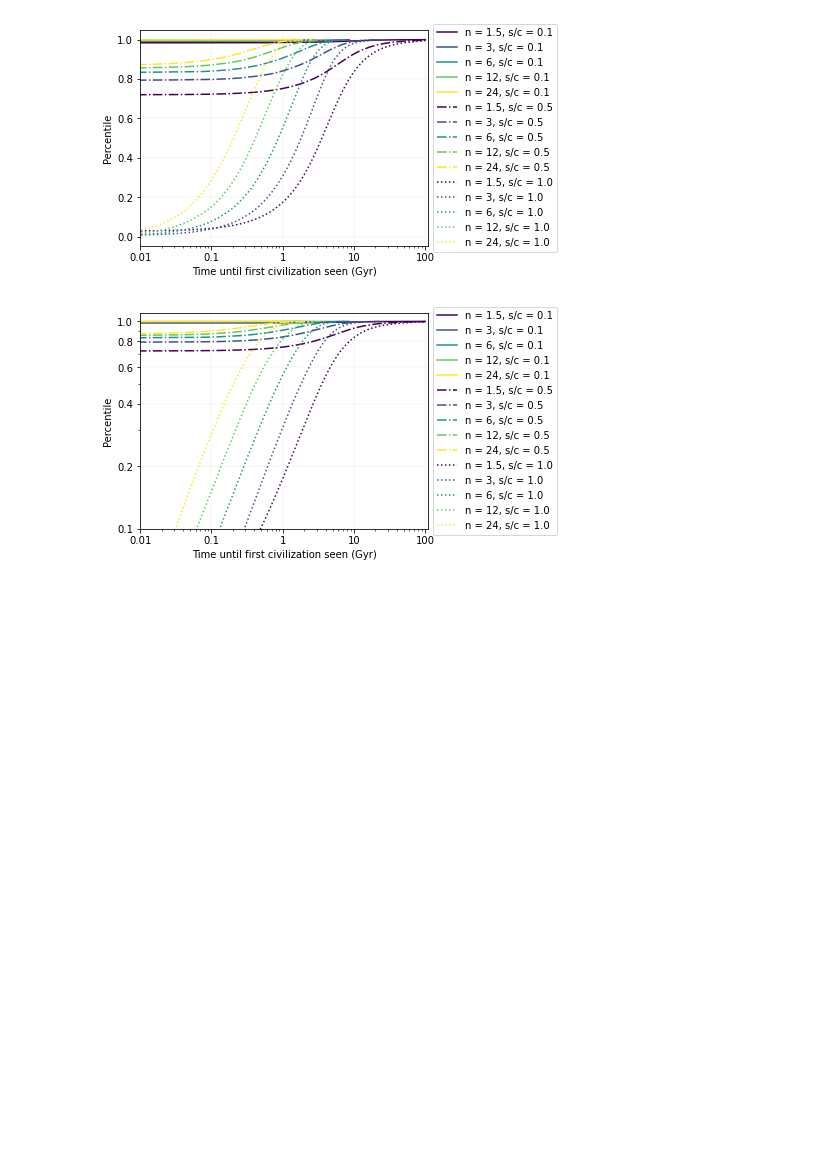
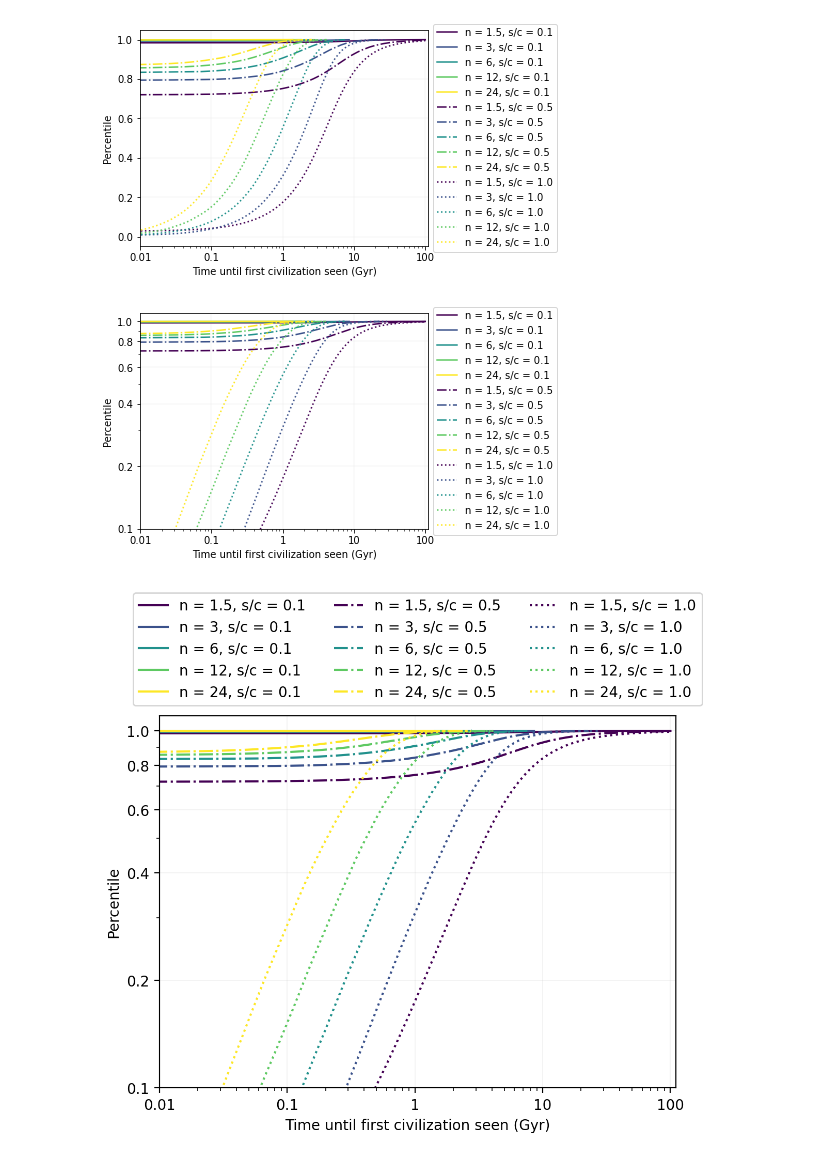
Before and after one commit to calvinmccarter/grabby_aliens, a Jupyter notebook: experiments/plotI.ipynb, the cells around one changed output. Saved outputs shown, nothing was run; the diff lists cells and outputs as text; code cells hidden in the pictures; blank space fills up the shorter version.

```diff
--- a/experiments/plotI.ipynb
+++ b/experiments/plotI.ipynb
@@ -18,6 +18,7 @@ L = 1.0
 num_empty = 200
 res_dir = 'nsc-setisaturday-numempty200'
 randix = 0
+plt.rcParams['figure.constrained_layout.use'] = True
 # %%
 plot_data = {}
 cmap = plt.get_cmap('viridis')
@@ -132,3 +147,30 @@ plt.grid(linewidth=0.1);
 fig.savefig('figures-friday/plotI-logy.png', dpi=200);
 # %% [output]
 [figure]
+# %%
+
+fig = plt.figure(figsize=(5,6),dpi=200)
+leg = []
+for scix, sc in enumerate(sclist):
+    for nix, true_n in enumerate(true_nlist):
+        (bins, counts) = plot_data[(true_n, sc)]
+        #plt.step(bins, counts, scstyles[scix], color=mycols[nix], where='post')
+        plt.plot(bins, counts, scstyles[scix], color=mycols[nix])
+        leg.append(f"n = {true_n}, s/c = {sc:.2}")
+plt.gca().set_position([0.0,1.0,1.0,0.60])
+plt.gca().set_ylabel('Percentile')
+plt.gca().set_xlabel('Time until first civilization seen (Gyr)');
+#plt.gca().set_title(f'D={D} N={N:.2e} s={s:.1f} L={L:.1f}');
+plt.gca().set_xscale('log')
+plt.gca().set_yscale('log')
+plt.gca().set_ylim(0.1, 1.10)
+plt.gca().set_yticks([0.1, 0.2, 0.4, 0.6, 0.8, 1.0]);
+plt.gca().set_yticklabels([0.1, 0.2, 0.4, 0.6, 0.8, 1.0]);
+plt.gca().set_xticks([0.01, 0.1, 1, 10, 100]);
+plt.gca().set_xticklabels([0.01, 0.1, 1, 10, 100]);
+plt.gca().set_xlim(0.01, 110)
+plt.legend(leg, loc = 'upper center', bbox_to_anchor = (0.5, 1.35), ncol=3)
+plt.grid(linewidth=0.1);
+fig.savefig('figures-friday/plotI-logy-legendabove.png', dpi=200, bbox_inches = 'tight');
+# %% [output]
+[figure, added]
```
Also changed, not shown: parts of 1 cell of this notebook, 47 other files.
